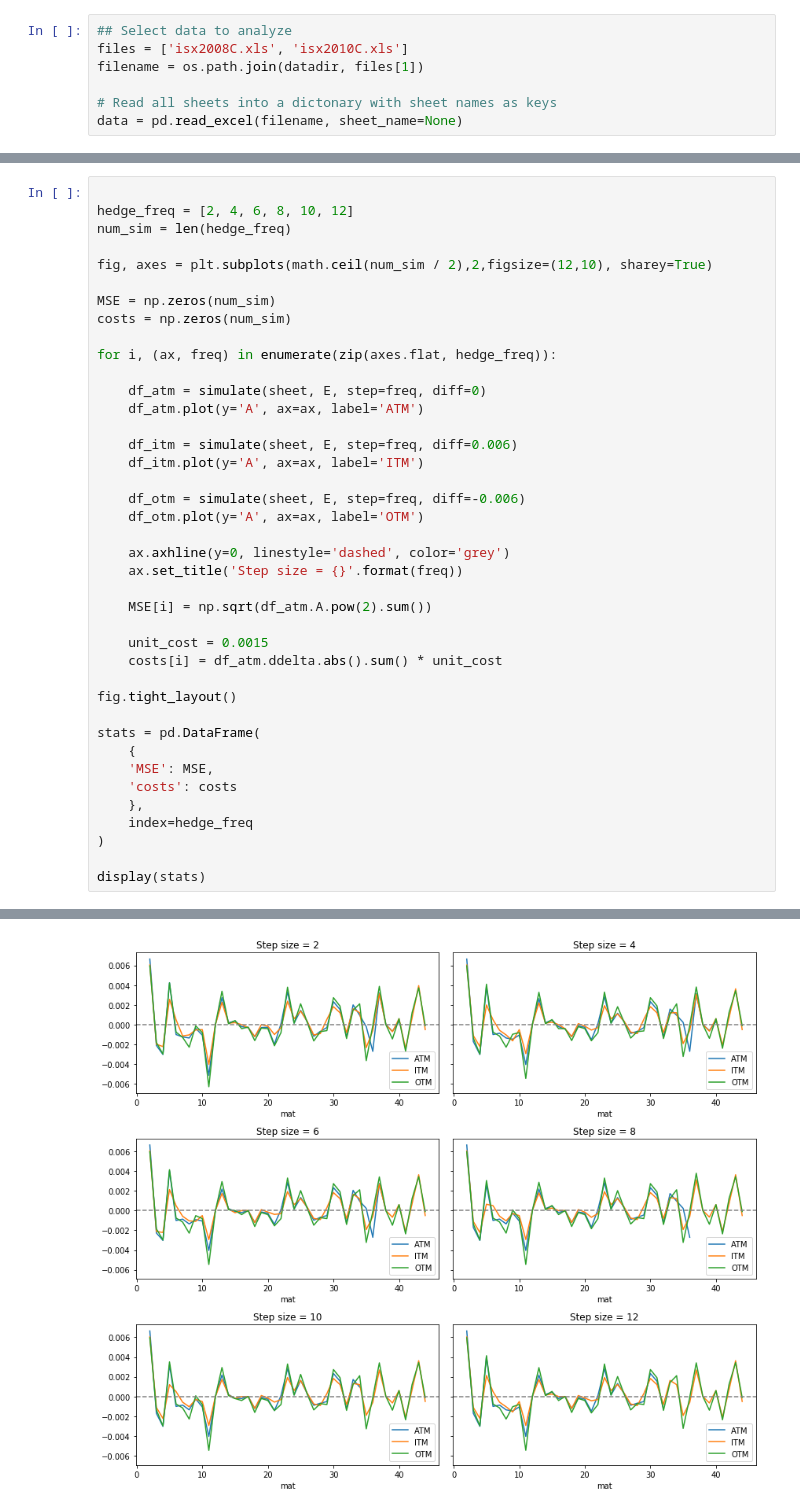
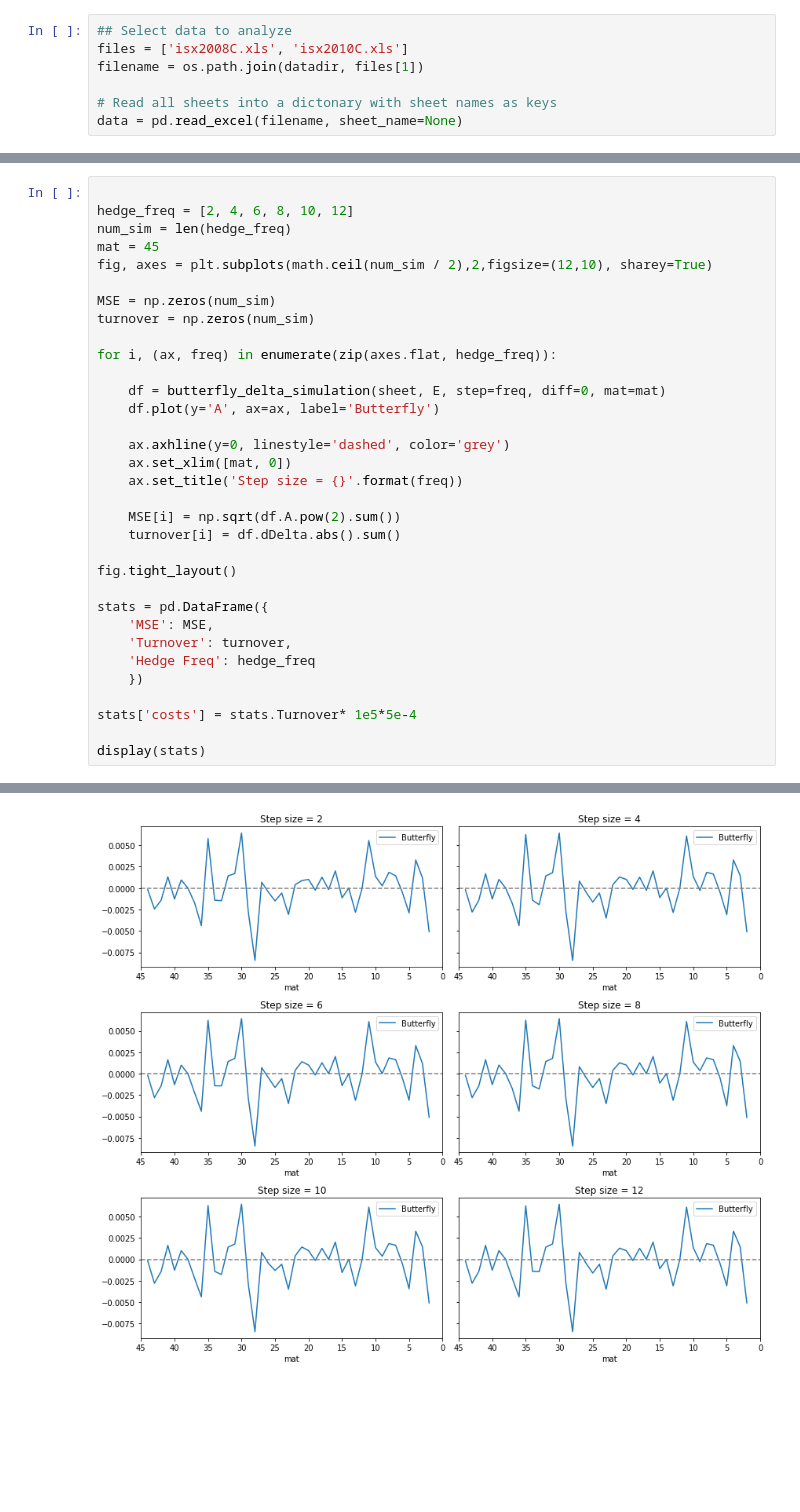
Before and after one commit to nnevalainen/portfolio-hedging, a Jupyter notebook: code/hedging-assignment.ipynb, the cells around one changed output, grey strips where cells are left out. Drawn from its saved outputs; the diff is of its cells as text; blank space fills up the shorter version.

```diff
--- a/code/hedging-assignment.ipynb
+++ b/code/hedging-assignment.ipynb
@@ -142,40 +397,33 @@ def simulate(sheet, strikes, step=1, maturity=45, diff=0, sigma=0.1):
 
 hedge_freq = [2, 4, 6, 8, 10, 12]
 num_sim = len(hedge_freq)
-
+mat = 45
 fig, axes = plt.subplots(math.ceil(num_sim / 2),2,figsize=(12,10), sharey=True)
 
 MSE = np.zeros(num_sim)
-costs = np.zeros(num_sim)
+turnover = np.zeros(num_sim)
 
 for i, (ax, freq) in enumerate(zip(axes.flat, hedge_freq)):
 
-    df_atm = simulate(sheet, E, step=freq, diff=0)
-    df_atm.plot(y='A', ax=ax, label='ATM')
-
-    df_itm = simulate(sheet, E, step=freq, diff=0.006)
-    df_itm.plot(y='A', ax=ax, label='ITM')
-
-    df_otm = simulate(sheet, E, step=freq, diff=-0.006)
-    df_otm.plot(y='A', ax=ax, label='OTM')
+    df = butterfly_delta_simulation(sheet, E, step=freq, diff=0, mat=mat)
+    df.plot(y='A', ax=ax, label='Butterfly')
 
     ax.axhline(y=0, linestyle='dashed', color='grey')
+    ax.set_xlim([mat, 0])
     ax.set_title('Step size = {}'.format(freq))
 
-    MSE[i] = np.sqrt(df_atm.A.pow(2).sum())
-
-    unit_cost = 0.0015
-    costs[i] = df_atm.ddelta.abs().sum() * unit_cost
+    MSE[i] = np.sqrt(df.A.pow(2).sum())
+    turnover[i] = df.dDelta.abs().sum()
 
 fig.tight_layout()
 
-stats = pd.DataFrame(
-    {
+stats = pd.DataFrame({
     'MSE': MSE,
-    'costs': costs
-    },
-    index=hedge_freq
-)
+    'Turnover': turnover,
+    'Hedge Freq': hedge_freq
+    })
+
+stats['costs'] = stats.Turnover* 1e5*5e-4
 
 display(stats)
 # %% [output]
@@ -189 +437 @@ display(stats)
-[figure, old version]
+[figure, new version]
```
Also changed, not shown: parts of 16 cells of this notebook.
